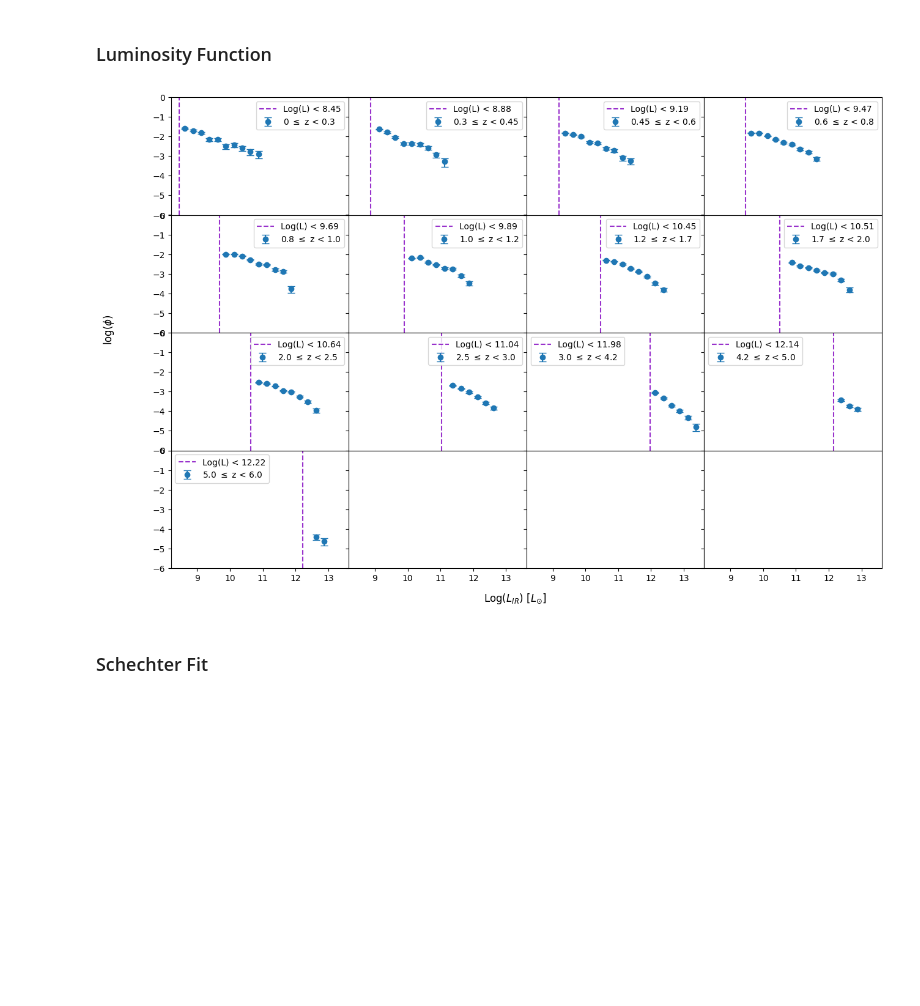
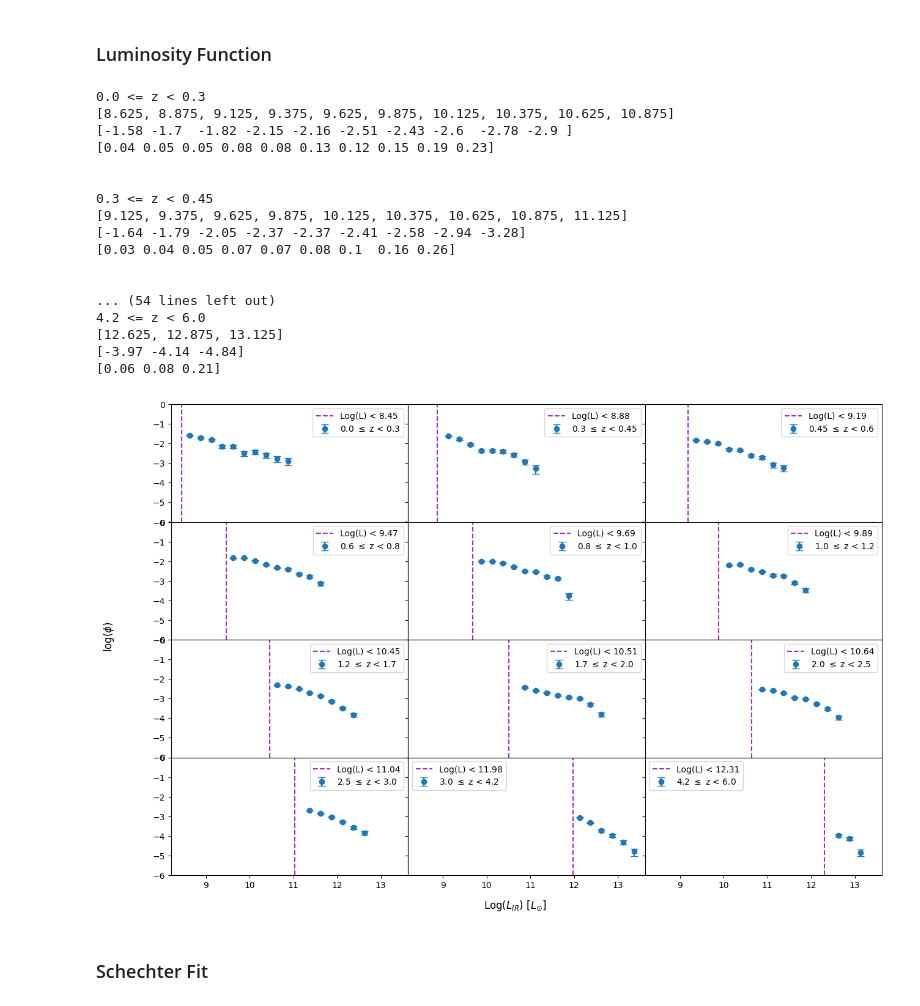
Before and after one commit to daniel-lyon/MPhil-Code, a Jupyter notebook: LUMFUNCS/vmax_bolometric.ipynb, the cells around one changed output. Cells and saved outputs as stored; diff of their text form; code cells hidden in the pictures; blank space fills up the shorter version.

```diff
--- a/LUMFUNCS/vmax_bolometric.ipynb
+++ b/LUMFUNCS/vmax_bolometric.ipynb
@@ -178,12 +196,11 @@ plt.show()
 
 This shows that when calculating the maximum possible distance, to eventually calculate volume, the luminosities no longer follow the `luminosity_distance` limit and instead follow the `comoving_distance` limit. This must be corrected by excluding sources below the `luminosity_distance` limit.
 # %%
-colours = ['cyan', 'orange', 'lime', 'indianred', 'violet', 'tan', 'cyan', 'orange', 'lime', 'indianred', 'violet', 'tan', 'cyan']
-for (z_min, z_max), c in zip(redshift_bins, colours):
+for z_min, z_max in redshift_bins:
     mask_z = (z >= z_min) & (z < z_max)
-    plt.scatter(z_lim[mask_z], np.log10(luminosity[mask_z]), s=1, c=c)
+    plt.scatter(z_lim[mask_z], np.log10(luminosity[mask_z]), s=1)
 
-for (z_min, z_max), F_lim, c in zip(redshift_bins, F_lims, colours):
+for (z_min, z_max), F_lim in zip(redshift_bins, F_lims):
     mask = (z >= z_min) & (z < z_max)
 
     lum_bin = np.log10(luminosity)[mask]
@@ -230,10 +247,9 @@ def lum_lim(z_in):
 all_data = []
 min_ls = []
 
-colours = ['cyan', 'orange', 'lime', 'indianred', 'violet', 'tan', 'cyan', 'orange', 'lime', 'indianred', 'violet', 'tan', 'cyan']
-for (z_min, z_max), c in zip(redshift_bins, colours):
+for z_min, z_max in redshift_bins:
     mask_z = (z >= z_min) & (z < z_max)
-    plt.scatter(z_lim[mask_z], np.log10(luminosity[mask_z]/(3.83*10**26)), s=1, c=c)
+    plt.scatter(z_lim[mask_z], np.log10(luminosity[mask_z]/(3.83*10**26)), s=1)
 
 for (z_min, z_max), F_lim in zip(redshift_bins, F_lims):
     mask = (z >= z_min) & (z < z_max)
@@ -290,7 +306,7 @@ plt.title('Luminosity vs Distance Limit')
 plt.xlabel('Distance (Mpc)')
 plt.ylabel('Log($L_{IR}$) [$L_{\odot}$]')
 plt.xlim(redshift_bins[0][0], redshift_bins[-1][1]+3)
-plt.legend(loc='lower right')
+plt.legend(loc='lower right', ncols=2)
 plt.show()
 
 plt.title('Luminosity vs Volume')
@@ -301,6 +317,6 @@ for (v, m), (z_start, z_end) in zip(all_data, redshift_bins):
         continue
 plt.xlabel('Volume $(Mpc^3)$')
 plt.ylabel('Log($L_{IR}$) [$L_{\odot}$]')
-plt.legend()
+plt.legend(loc='lower right', ncols=2)
 plt.show()
 # %% [output]
@@ -309,7 +325,7 @@ plt.show()
 # %% [markdown]
 ### Counts Histograms
 # %%
-fig, axes = plt.subplots(4, 4, figsize=(15, 10), sharex=True)
+fig, axes = plt.subplots(4, 3, figsize=(15, 10), sharex=True)
 bin_edges = []
 for (z_start, z_end), (vol, lum), ax, min_l in zip(redshift_bins, all_data, axes.flatten(), min_ls):
 
@@ -350,4 +366,9 @@ fig.supylabel('Counts', x=0.07)
 fig.supxlabel('Log($L_{IR}$) [$L_{\odot}$]', y=0.05)
 plt.subplots_adjust(hspace=0.2, wspace=0.1)
 plt.show()
+
+for min_l, (z_start, z_end) in zip(min_ls, redshift_bins):
+    print(f'{z_start} <= z < {z_end}')
+    print(f'Luminosity Completeness: {np.round(np.log10(min_l), 2)}')
+    print('\n')
 # %% [output]
@@ -376,35 +414,61 @@ for (vol, lum), bin, in zip(all_data, bin_edges):
         vol_lum_bin = vol[mask]
 
         # Calculate the number density
         phi_val = (1 / delta_log_l) * np.sum(1 / vol_lum_bin)
         phi_err = (1 / delta_log_l) * np.sqrt(np.sum(1 / (vol_lum_bin ** 2)))
 
         # Save the luminosity bin and number density
         lum_centers_z.append((lum_start + lum_end) / 2)
         phi_z.append(phi_val)
         phi_e_z.append(phi_err)
 
     # Save the luminosity bins and number densities
     lum_centers.append(lum_centers_z)
     phi.append(phi_z)
     phi_e.append(np.array(phi_e_z))
 
-fig, axes = plt.subplots(4, 4, figsize=(15, 10), sharex=True, sharey=True)
+fig, axes = plt.subplots(4, 3, figsize=(15, 10), sharex=True, sharey=True)
 for (z_start, z_end), lum, p, e, ax, min_l in zip(redshift_bins, lum_centers, phi, phi_e, axes.flatten(), min_ls):
     try:
         yerr = [np.log10(p) - np.log10(p - e), np.log10(p + e) - np.log10(p)]
     except TypeError:
         continue
     ax.errorbar(lum, np.log10(p), yerr=yerr, label=f'{z_start} $\leq$ z < {z_end}', fmt='o', capsize=4)
     ax.axvline(np.log10(min_l), color='darkorchid', linestyle='--', label=f'Log(L) < {round(np.log10(min_l), 2)}')
     ax.set_ylim(-6, 0)
     ax.legend()
 
 fig.supxlabel('Log($L_{IR}$) [$L_{\odot}$]', y=0.05)
 fig.supylabel('log($\phi$)', x=0.05)
 plt.subplots_adjust(hspace=0, wspace=0)
+
+for (z_start, z_end), lum_centers_z, phi_z, phi_e_z in zip(redshift_bins, lum_centers, phi, phi_e):
+    if len(lum_centers_z) == 0:
+        continue
+    print(f'{z_start} <= z < {z_end}')
+    print(lum_centers_z)
+    print(np.round(np.log10(phi_z),2))
+    print(np.round((np.log10(phi_z) - np.log10(phi_z - phi_e_z)),2))
+    print('\n')
 # %% [output]
+0.0 <= z < 0.3
+[8.625, 8.875, 9.125, 9.375, 9.625, 9.875, 10.125, 10.375, 10.625, 10.875]
+[-1.58 -1.7  -1.82 -2.15 -2.16 -2.51 -2.43 -2.6  -2.78 -2.9 ]
+[0.04 0.05 0.05 0.08 0.08 0.13 0.12 0.15 0.19 0.23]
+
+
+0.3 <= z < 0.45
+[9.125, 9.375, 9.625, 9.875, 10.125, 10.375, 10.625, 10.875, 11.125]
+[-1.64 -1.79 -2.05 -2.37 -2.37 -2.41 -2.58 -2.94 -3.28]
+[0.03 0.04 0.05 0.07 0.07 0.08 0.1  0.16 0.26]
+
+
+... (54 lines left out)
+4.2 <= z < 6.0
+[12.625, 12.875, 13.125]
+[-3.97 -4.14 -4.84]
+[0.06 0.08 0.21]
-[figure, old version]
+[figure, new version]
 # %% [markdown]
 ### Schechter Fit
 # %%
```
Also changed, not shown: parts of 13 cells of this notebook, 26 other files.
